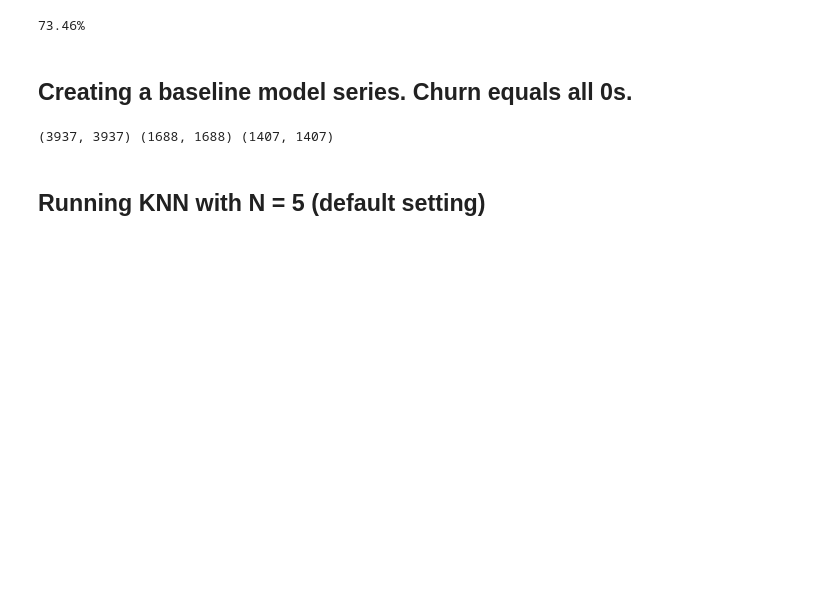
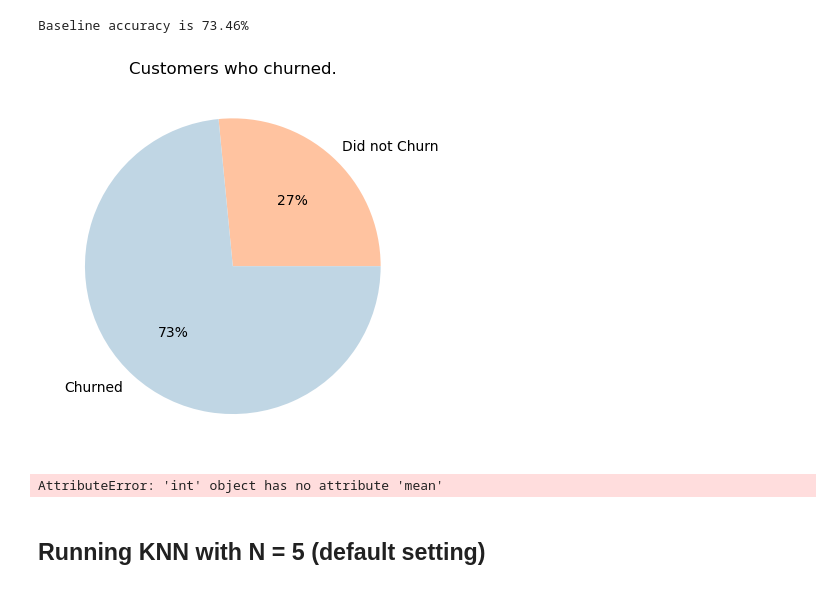
Before and after one commit to jcrosenberger/project1-telco, a Jupyter notebook: knn_model.ipynb, the cells around one changed output. Saved outputs shown, nothing was run; the diff lists cells and outputs as text; code cells hidden in the pictures; blank space fills up the shorter version.

```diff
--- a/knn_model.ipynb
+++ b/knn_model.ipynb
@@ -34,10 +37,8 @@ telco = ac.get_telco_data()
 # %%
 x_train, y_train, x_validate, y_validate, x_test, y_test = pp.model_telco_data(telco)
 # %%
-baseline_accuracy = telco.churn.value_counts(normalize=True)
+# running a function which determines which way to default our target variable
+# We are using the 'churn' variable as target because we are attempting to predict
+print(f"Baseline accuracy is {round(evaluate.baseline(telco, 'churn')*100,2)}%")
+# %% [output]
+Baseline accuracy is 73.46%
-# %%
-print(f'{round(baseline_accuracy[0]*100,2)}%')
-# %% [output]
-73.46%
-# %% [markdown]
-## Creating a baseline model series. Churn equals all 0s.
@@ -50,4 +45,4 @@ baseline_test = pd.Series(0, index=range(y_test.size))
-# %%
-print((y_train.size, baseline_train.size), (y_validate.size, baseline_validate.size), (y_test.size, baseline_test.size))
-# %% [output]
-(3937, 3937) (1688, 1688) (1407, 1407)
+# %%
+evaluate.make_pie(telco, 'churn')
+# %% [output]
+[figure, added]
@@ -54,3 +63,7 @@ print((y_train.size, baseline_train.size), (y_validate.size, baseline_validate.s
+# %%
+make_bar(telco, 'churn')
+# %% [output]
+AttributeError: 'int' object has no attribute 'mean'
 # %% [markdown]
 ## Running KNN with N = 5 (default setting)
 # %%
```
Also changed, not shown: parts of 3 cells of this notebook, 2 other files.
